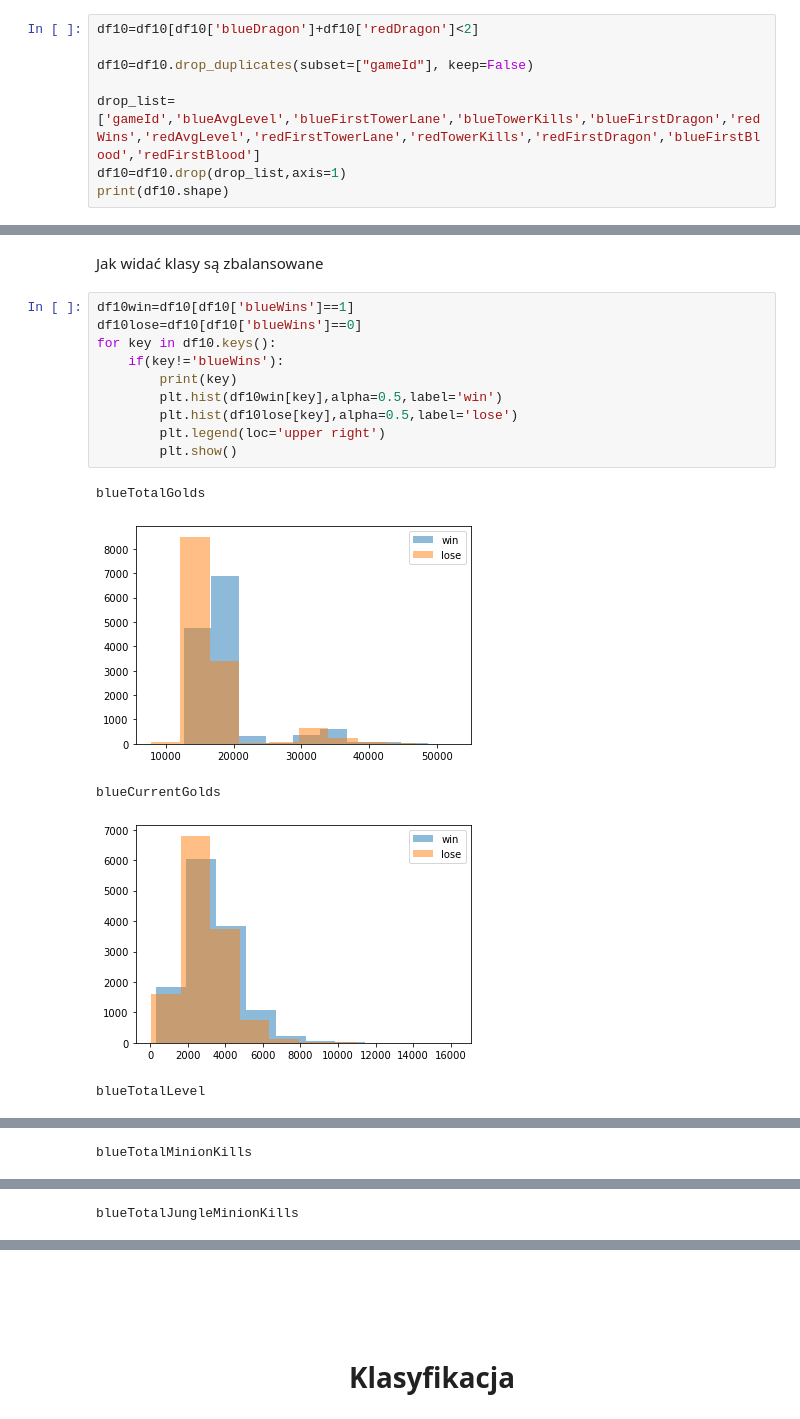
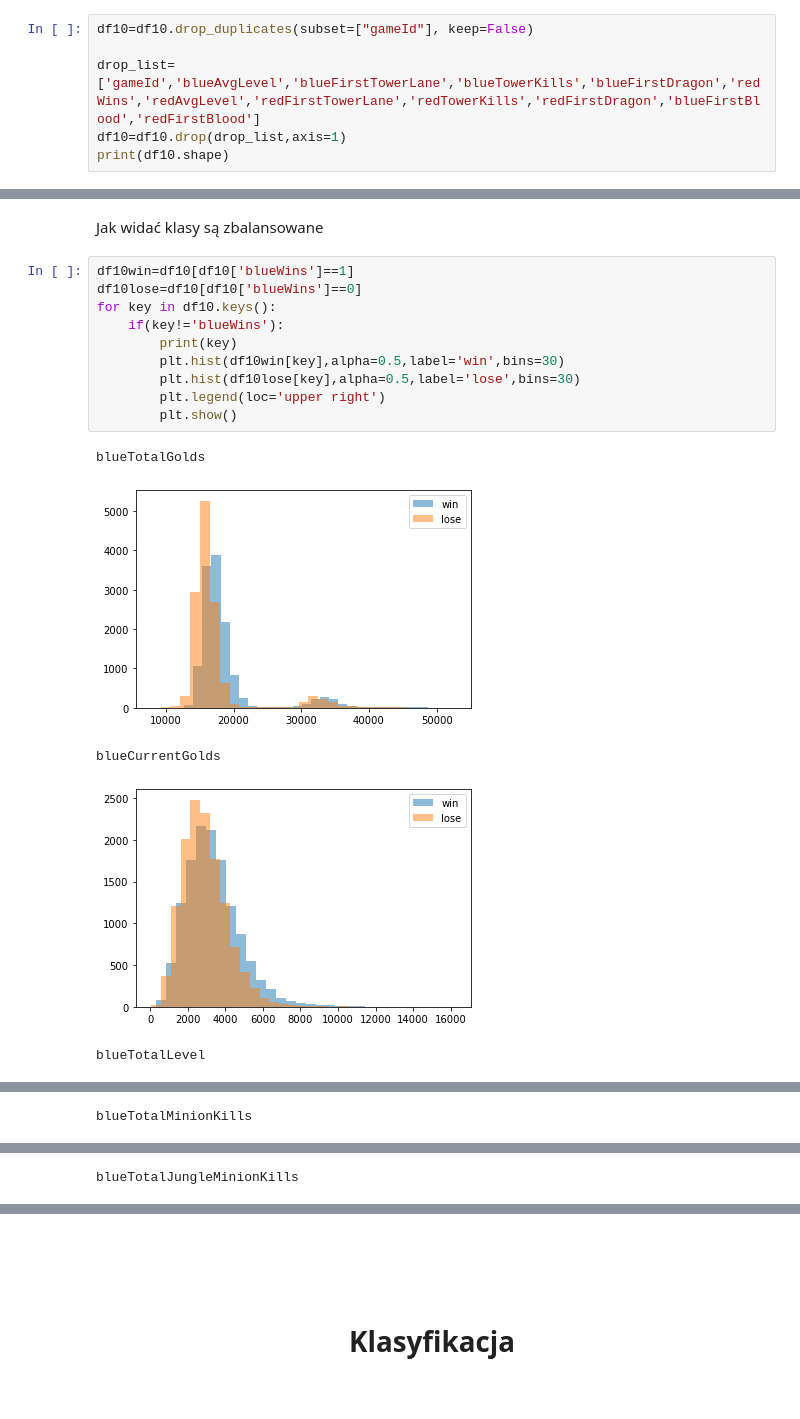
Before and after one commit to Bloczek227/Projekt-PSI, a Jupyter notebook: Projekt_clf.ipynb, the cells around one changed output, grey strips where cells are left out. Cells and saved outputs as stored; diff of their text form.

```diff
--- a/Projekt_clf.ipynb
+++ b/Projekt_clf.ipynb
@@ -58,6 +58,4 @@ Pozbywamy się potencjalnie błędnych wierszy:<br>
 # %%
-df10=df10[df10['blueDragon']+df10['redDragon']<2]
-
 df10=df10.drop_duplicates(subset=["gameId"], keep=False)
 
 drop_list=['gameId','blueAvgLevel','blueFirstTowerLane','blueTowerKills','blueFirstDragon','redWins','redAvgLevel','redFirstTowerLane','redTowerKills','redFirstDragon','blueFirstBlood','redFirstBlood']
@@ -124,16 +122,16 @@ Jak widać klasy są zbalansowane
 # %%
 df10win=df10[df10['blueWins']==1]
 df10lose=df10[df10['blueWins']==0]
 for key in df10.keys():
     if(key!='blueWins'):
         print(key)
-        plt.hist(df10win[key],alpha=0.5,label='win')
-        plt.hist(df10lose[key],alpha=0.5,label='lose')
+        plt.hist(df10win[key],alpha=0.5,label='win',bins=30)
+        plt.hist(df10lose[key],alpha=0.5,label='lose',bins=30)
         plt.legend(loc='upper right')
         plt.show()
 # %% [output]
 blueTotalGolds
-[figure, old version]
+[figure, new version]
 blueCurrentGolds
-[figure, old version]
+[figure, new version]
 blueTotalLevel
```
Also changed, not shown: parts of 27 cells of this notebook, 2 other files.
